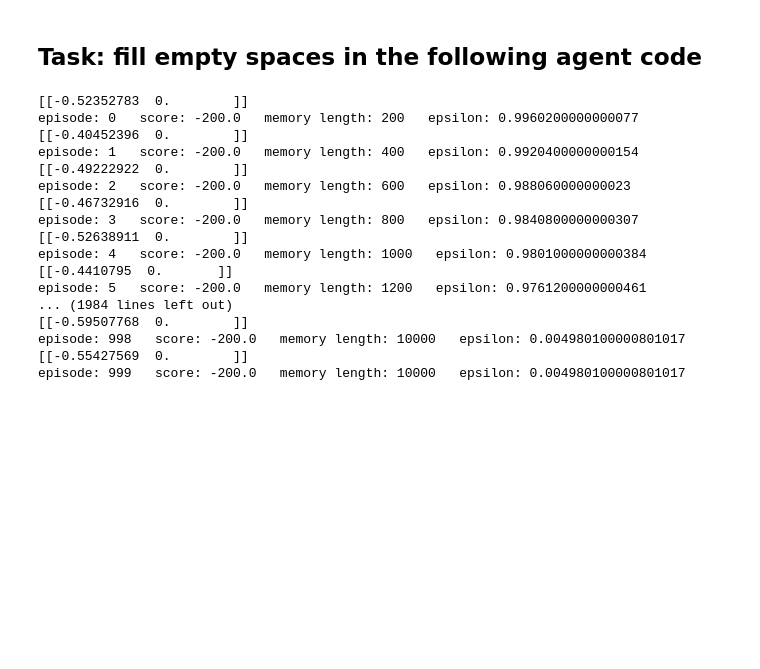
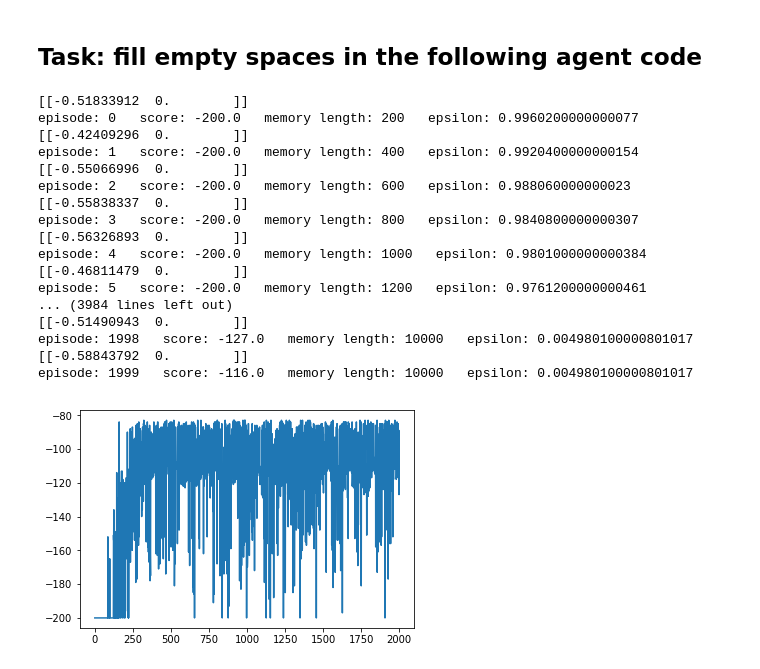
Before and after one commit to SashaMalysheva/Deep-Learning-Course, a Jupyter notebook: deep_rl_hw.ipynb, the cells around one changed output. Saved outputs shown, nothing was run; the diff lists cells and outputs as text; code cells hidden in the pictures; blank space fills up the shorter version.

```diff
--- a/deep_rl_hw.ipynb
+++ b/deep_rl_hw.ipynb
@@ -41,11 +41,15 @@ class DeepQAgent:
 
     def build_model(self):
         model = Sequential()
-        model.add(Dense(16, input_dim = self.state_size))
-        model.add(Dense(16))
+        model.add(Dense(64, input_dim = self.state_size))
+        model.add(Activation('relu'))
+        model.add(Dense(64))
+        model.add(Activation('relu'))
+        model.add(Dense(32))
+        model.add(Activation('relu'))
         model.add(Dense(self.action_size))
-
-        model.compile(sgd(lr=self.learning_rate), "mse")
+        model.add(Activation('linear'))
+        model.compile(Adam(lr=self.learning_rate), "mse")
         return model
 
     def update_target_model(self):
@@ -109,9 +109,9 @@ env = gym.make('MountainCar-v0')
 state_size = env.observation_space.shape[0] # should be equal 2
 ACTION_SIZE = 2
 agent = DeepQAgent(state_size, ACTION_SIZE)
-# agent.load_model("./save_model/saved_model")
+# agent.load_model("./save_model/<your_saved_model_name>")
 scores, episodes = [], []
-N_EPISODES = 1000
+N_EPISODES = 2000
 # %%
 for e in range(N_EPISODES):
     done = False
@@ -127,8 +127,8 @@ for e in range(N_EPISODES):
     action_count = 0
 
     while not done:
-        #if agent.render:
-        #    env.render()
+        if agent.render:
+            env.render()
 
         # Select an action in the current state and proceed to a step
         action_count = action_count + 1
@@ -165,24 +165,31 @@ for e in range(N_EPISODES):
             episodes.append(e)
             print("episode:", e, "  score:", score, "  memory length:", len(agent.memory),
                   "  epsilon:", agent.epsilon)
+
     # Save model for every 50 episodes
     if e % 50 == 0:
-        agent.save_model("./save_model/saved_model")
+        agent.save_model("./save_model/saved_model_2")
 # %% [output]
-[[-0.52352783  0.        ]]
+[[-0.51833912  0.        ]]
 episode: 0   score: -200.0   memory length: 200   epsilon: 0.9960200000000077
-[[-0.40452396  0.        ]]
+[[-0.42409296  0.        ]]
 episode: 1   score: -200.0   memory length: 400   epsilon: 0.9920400000000154
-[[-0.49222922  0.        ]]
+[[-0.55066996  0.        ]]
 episode: 2   score: -200.0   memory length: 600   epsilon: 0.988060000000023
-[[-0.46732916  0.        ]]
+[[-0.55838337  0.        ]]
 episode: 3   score: -200.0   memory length: 800   epsilon: 0.9840800000000307
-[[-0.52638911  0.        ]]
+[[-0.56326893  0.        ]]
 episode: 4   score: -200.0   memory length: 1000   epsilon: 0.9801000000000384
-[[-0.4410795  0.       ]]
+[[-0.46811479  0.        ]]
 episode: 5   score: -200.0   memory length: 1200   epsilon: 0.9761200000000461
-... (1984 lines left out)
-[[-0.59507768  0.        ]]
-episode: 998   score: -200.0   memory length: 10000   epsilon: 0.004980100000801017
-[[-0.55427569  0.        ]]
-episode: 999   score: -200.0   memory length: 10000   epsilon: 0.004980100000801017
+... (3984 lines left out)
+[[-0.51490943  0.        ]]
+episode: 1998   score: -127.0   memory length: 10000   epsilon: 0.004980100000801017
+[[-0.58843792  0.        ]]
+episode: 1999   score: -116.0   memory length: 10000   epsilon: 0.004980100000801017
+# %%
+from matplotlib import pyplot as plt
+plt.plot(scores)
+plt.show()
+# %% [output]
+[figure, added]
```
Also changed, not shown: parts of 2 cells of this notebook, 2 other files.
